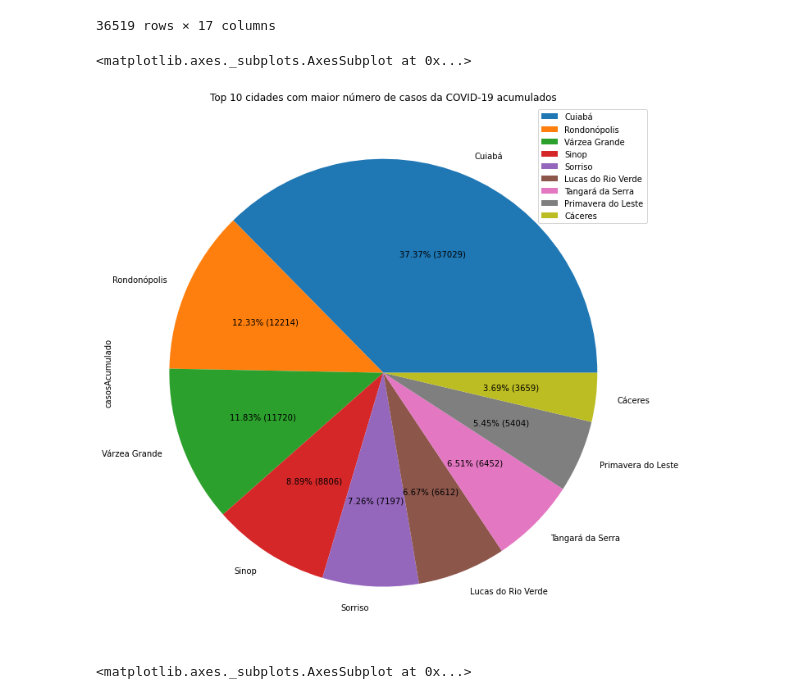
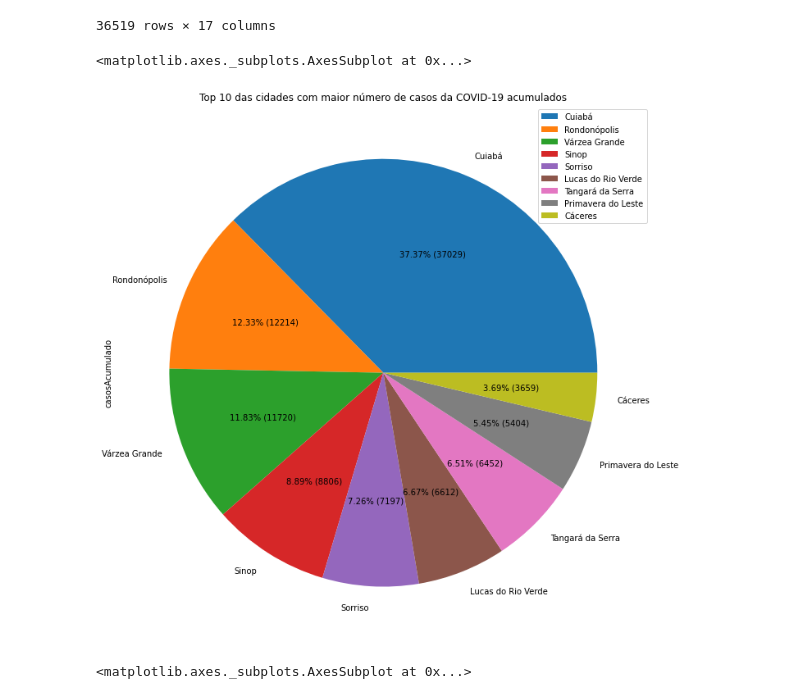
Before and after one commit to marck7jr/sad-exame-final, a Jupyter notebook: notebooks/python-covid-19-mt-oficial.ipynb, the cells around one changed output. Cells and saved outputs as stored; diff of their text form; code cells hidden in the pictures.

Commit message:
Update graph titles

```diff
--- a/notebooks/python-covid-19-mt-oficial.ipynb
+++ b/notebooks/python-covid-19-mt-oficial.ipynb
@@ -54,12 +54,12 @@ df
 # %%
 data = datetime.date(2020, 12, 10)
 
 df_by_date = df[(df['data'] ==  data)].sort_values(by=['casosAcumulado'], ascending=False)
 df_by_date_top_10 = df_by_date.iloc[:9]
 
-df_by_date_top_10.plot.pie(autopct=lambda p: '{:.2f}% ({:.0f})'.format(p,(p/100)*df_by_date_top_10['casosAcumulado'].sum()) ,figsize=(12, 12), y='casosAcumulado', labels=df_by_date_top_10['municipio'], title="Top 10 cidades com maior número de casos da COVID-19 acumulados")
+df_by_date_top_10.plot.pie(autopct=lambda p: '{:.2f}% ({:.0f})'.format(p,(p/100)*df_by_date_top_10['casosAcumulado'].sum()) ,figsize=(12, 12), y='casosAcumulado', labels=df_by_date_top_10['municipio'], title="Top 10 das cidades com maior número de casos da COVID-19 acumulados")
 # %% [output]
 <matplotlib.axes._subplots.AxesSubplot at 0x...>
-[figure, old version]
+[figure, new version]
 # %%
 df_by_date_top_50 = df_by_date.iloc[:49].sort_values(by=['casosAcumulado'])
```
Also changed, not shown: parts of 5 cells of this notebook.
